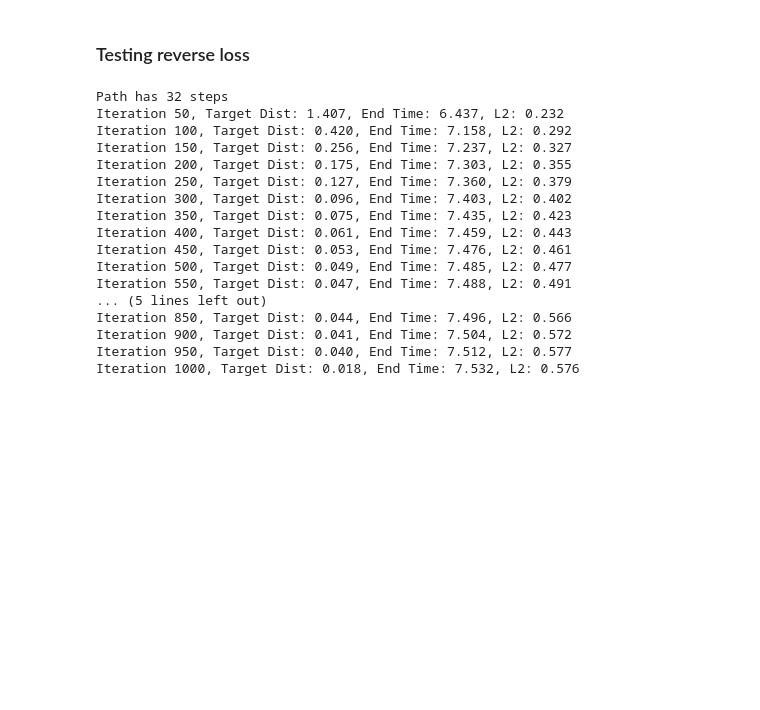
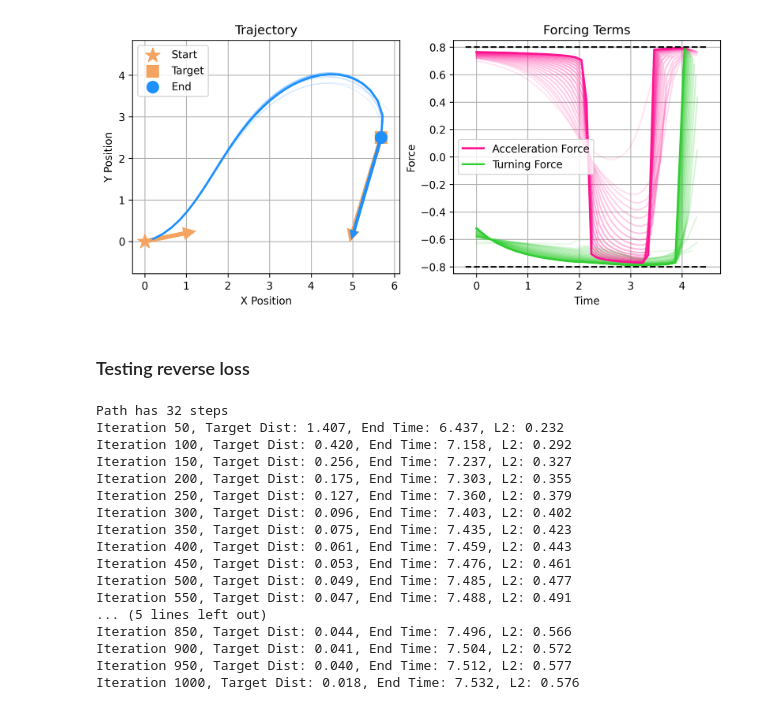
Before and after one commit to kennethwirjadisastra/trajectoryOptimization, a Jupyter notebook: path_time_forcing.ipynb, the cells around one changed output. Saved outputs shown, nothing was run; the diff lists cells and outputs as text; code cells hidden in the pictures; blank space fills up the shorter version.

```diff
--- a/path_time_forcing.ipynb
+++ b/path_time_forcing.ipynb
@@ -281,0 +115,13 @@ plt.show()
+# %%
+t0 = 0
+v0 = pt.tensor([0, 0, 0.2, 1, 1, t0], requires_grad=True)
+target = pt.tensor([5.68071168, 2.5029068, -1.8625, 2.375, -1.75])
+n_steps = 32
+
+F_mat = nn.Parameter(pt.zeros((n_steps, 3)))
+
+print(f'Path has {n_steps} steps')
+
+F_logits = nn.Parameter(pt.zeros((n_steps, 3)))
+
+F_logits, F_true, V_mat, ts_records, loss_logs = optimizeTimePath(v0, target, F_logits, iters=1000)
@@ -282,2 +146,9 @@ plt.show()
+# %%
+fig, (ax1, ax2) = plt.subplots(nrows=1, ncols=2, figsize=(10,4), dpi=300)
+plot_traj(V_mat, target, ax=ax1)
+plot_forcing(F_true, ts_records, ax=ax2)
+plt.show()
+# %% [output]
+[figure, added]
 # %% [markdown]
 ### Testing reverse loss
```
Also changed, not shown: parts of 12 cells of this notebook, 1 other file.
